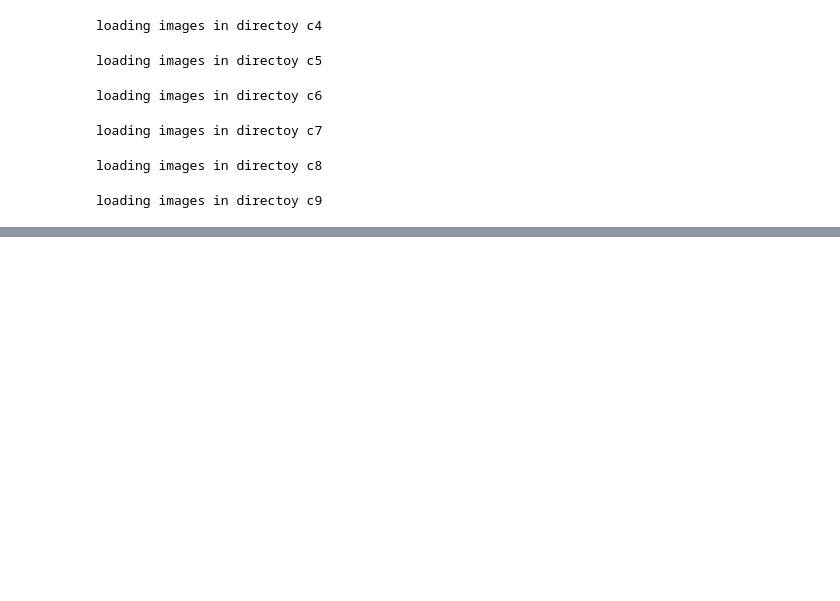
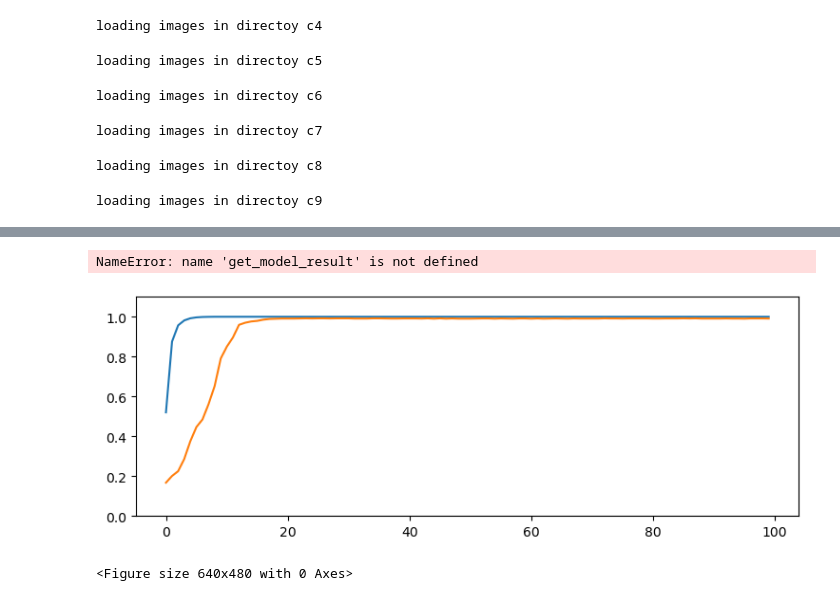
Before and after one commit to SamiraJodeir/DL, a Jupyter notebook: notebook2da8fb4d10.ipynb, the cells around one changed output, grey strips where cells are left out. Cells and saved outputs as stored; diff of their text form; code cells hidden in the pictures; blank space fills up the shorter version.

```diff
--- a/notebook2da8fb4d10.ipynb
+++ b/notebook2da8fb4d10.ipynb
@@ -209,0 +197,20 @@ axes[1].plot([i for i in range(len(df))],val_loss,label="train")
+# %%
+history = model_batch_norm.fit(trainX, trainy, validation_data=(testX, testy), epochs=100, verbose=False, batch_size=500)
+# %% [output]
+NameError: name 'get_model_result' is not defined
+# %%
+FCC_BN_227 = get_model_result()
+FCC_BN_227.to_csv('FCC_BN_227.csv', index=False)
+# %%
+def plot_model_result(result,fig_title):
+    plt.figure(figsize=(9, 3))
+    plt.plot([i for i in range(100)],result['accuracy'] ,label="train")
+    plt.plot([i for i in range(100)],result['val_accuracy'],label="test")
+    plt.ylim([0, 1.1])
+    plt.show()
+    plt.savefig(fig_title)
+# %%
+plot_model_result(result=FCC_BN_227, fig_title='FCC_BN_227')
+# %% [output]
+[figure, added]
+<Figure size 640x480 with 0 Axes>
```
Also changed, not shown: parts of 35 cells of this notebook.
